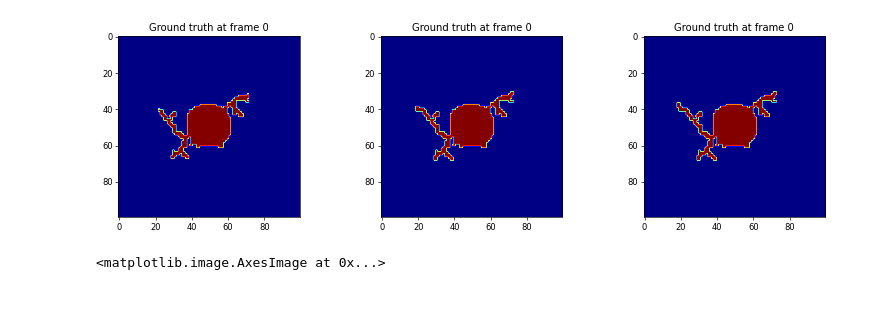
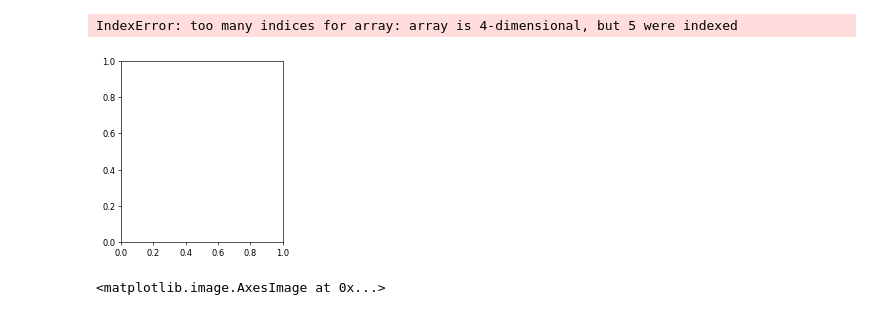
Before and after one commit to kuanrenqian/RecurrentNG, a Jupyter notebook: tensorflow_version/NeuronGrowthML_main_test.ipynb, the cells around one changed output. Cells and saved outputs as stored; diff of their text form; code cells hidden in the pictures.

```diff
--- a/tensorflow_version/NeuronGrowthML_main_test.ipynb
+++ b/tensorflow_version/NeuronGrowthML_main_test.ipynb
@@ -39,7 +39,7 @@ device_lib.list_local_devices()
 
 import h5py
 # h5 = h5py.File('./data/All_cases_100x100_per500_zoom_06222022.hdf5', mode='r')
-h5 = h5py.File('./data/test_07032022.hdf5', mode='r')
+h5 = h5py.File('./data/test_withTips_07042022.hdf5', mode='r')
 # h5 = h5py.File('./data/All_cases_100x100_per500_zoom.hdf5', mode='r')
 dataset = h5.get('phi')
 
@@ -521,66 +737,70 @@ def push(input, cutoff):
 import matlab.engine
 eng = matlab.engine.start_matlab()
 
-rand_case = np.random.randint((len(val_dataset)))
+for i in range(10):
 
-example_x = x_val[rand_case,...]
-example_y = y_val[rand_case,...]
+    rand_case = np.random.randint((len(val_dataset)))
 
-plt.figure(figsize=(16, 4), dpi=60)
-plt.subplot(1,3,1)
-plt.imshow(example_x[0,:,:,0], cmap='jet')
-plt.title('Ground truth at frame 0')
+    example_x = x_val[rand_case,...]
+    example_y = y_val[rand_case,...]
 
-plt.subplot(1,3,2)
-plt.imshow(example_x[1,:,:,0], cmap='jet')
-plt.title('Ground truth at frame 0')
+    # plt.figure(figsize=(16, 4), dpi=60)
+    # plt.subplot(1,3,1)
+    # plt.imshow(example_x[0,:,:,0], cmap='jet')
+    # plt.title('Ground truth at frame 0')
 
-plt.subplot(1,3,3)
-plt.imshow(example_x[2,:,:,0], cmap='jet')
-plt.title('Ground truth at frame 0')
-plt.show()
+    # plt.subplot(1,3,2)
+    # plt.imshow(example_x[1,:,:,0], cmap='jet')
+    # plt.title('Ground truth at frame 0')
 
-x_in = np.expand_dims(example_x,axis=0)
+    # plt.subplot(1,3,3)
+    # plt.imshow(example_x[2,:,:,0], cmap='jet')
+    # plt.title('Ground truth at frame 0')
+    # plt.show()
 
-# for i in range(example_x.shape[0]-3):
-for i in range(1):
+    x_in = np.expand_dims(example_x,axis=0)
+
     new_prediction = model.predict(x_in,verbose="0")
 
-    tips = np.round(eng.generate_tips_for_python(matlab.double(np.array(new_prediction[0,2,:,:,0]).astype('float64')),5000))
+    new_prediction = np.squeeze(new_prediction, axis=0)
+    predicted_frame = np.expand_dims(new_prediction[-1, ...], axis=0)
 
-    mre = np.sqrt(np.sum(np.square(new_prediction[0,0,:,:,0]-example_y[i,:,:,0])/(new_prediction.shape[2]*new_prediction.shape[3])))
+    # tips = np.round(eng.generate_tips_for_python(matlab.double(np.array(new_prediction[0,2,:,:,0]).astype('float64')),5000))
+
+    # mre = np.sqrt(np.sum(np.square(new_prediction[0,0,:,:,0]-example_y[i,:,:,0])/(new_prediction.shape[2]*new_prediction.shape[3])))
 
     plt.figure(figsize=(16, 4), dpi=60)
 
     plt.subplot(1,4,1)
     plt.imshow(new_prediction[0,0,:,:,0], cmap='jet')
     plt.colorbar()
     plt.title('Prediction at frame %d'%(i+3))
 
-    plt.subplot(1,4,2)
-    plt.imshow(tips, cmap='jet')
-    plt.colorbar()
-    plt.title('Detected tips at frame %d'%(i+3))
+    # plt.subplot(1,4,2)
+    # plt.imshow(tips, cmap='jet')
+    # plt.colorbar()
+    # plt.title('Detected tips at frame %d'%(i+3))
 
     plt.subplot(1,4,3)
-    plt.imshow(example_y[i,:,:,0], cmap='jet')
+    plt.imshow(example_y[0,:,:,0], cmap='jet')
     plt.colorbar()
     plt.title('Ground truth at frame %d'%(i+3))
 
     plt.subplot(1,4,4)
-    plt.imshow(new_prediction[0,0,:,:,0]-example_y[i,:,:,0], cmap='jet')
+    plt.imshow(new_prediction[0,0,:,:,0]-example_y[0,:,:,0], cmap='jet')
     plt.colorbar()
     plt.title('Absolute error at frame %d'%(i+3))
-    plt.xlabel('Mean relative error: %f'%mre)
+    # plt.xlabel('Mean relative error: %f'%mre)
 
     plt.show()
 
     # x_in = new_prediction
     # x_in[0,1,:,:,:]
 
 eng.quit()
 # %% [output]
+IndexError: too many indices for array: array is 4-dimensional, but 5 were indexed
-[figure, old version]
+[figure, new version]
 # %%
 plt.figure(figsize=(16, 6), dpi=60)
 plt.subplot(1,3,1)
```
Also changed, not shown: parts of 15 cells of this notebook, 5 other files.
